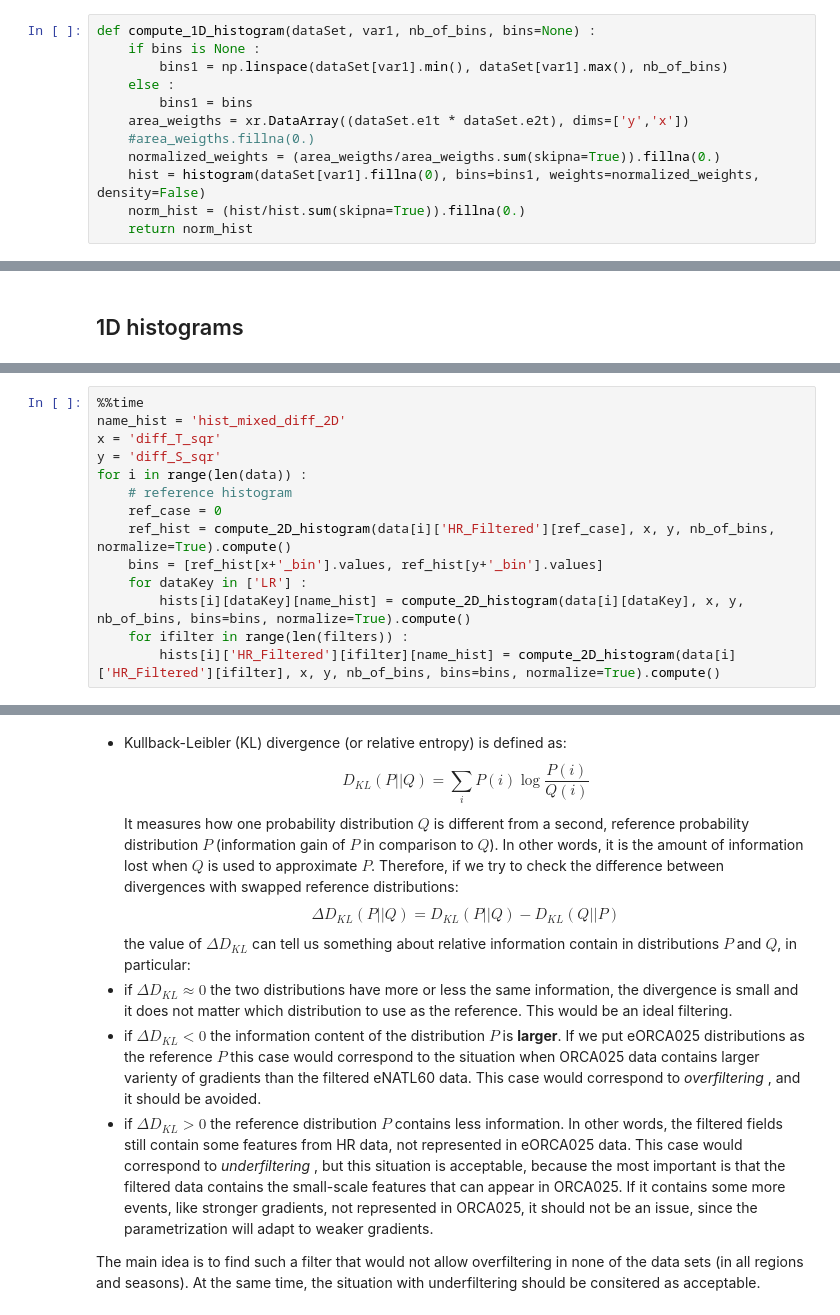
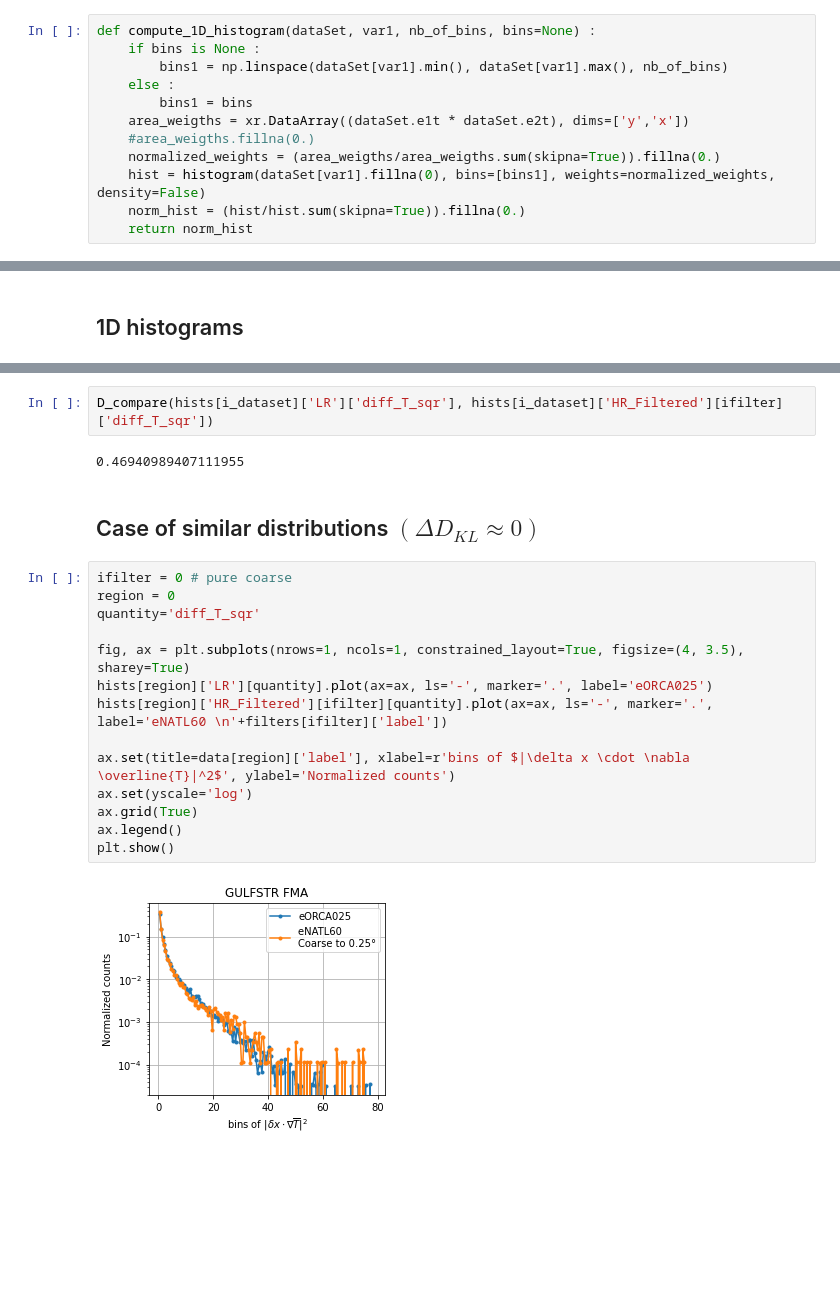
Before and after one commit to anastasiaGor/oceanDataNotebooks, a Jupyter notebook: compare_eNATL60_and_eORCA025/09-choice_of_filter.ipynb, the cells around one changed output, grey strips where cells are left out. Cells and saved outputs as stored; diff of their text form; blank space fills up the shorter version.

```diff
--- a/compare_eNATL60_and_eORCA025/09-choice_of_filter.ipynb
+++ b/compare_eNATL60_and_eORCA025/09-choice_of_filter.ipynb
@@ -57,7 +60,7 @@ def compute_1D_histogram(dataSet, var1, nb_of_bins, bins=None) :
     area_weigths = xr.DataArray((dataSet.e1t * dataSet.e2t), dims=['y','x'])
     #area_weigths.fillna(0.)
     normalized_weights = (area_weigths/area_weigths.sum(skipna=True)).fillna(0.)
-    hist = histogram(dataSet[var1].fillna(0), bins=bins1, weights=normalized_weights, density=False)
+    hist = histogram(dataSet[var1].fillna(0), bins=[bins1], weights=normalized_weights, density=False)
     norm_hist = (hist/hist.sum(skipna=True)).fillna(0.)
     return norm_hist
 # %%
@@ -520,14 +398,0 @@ Wall time: 33.1 s
-# %%
-%%time
-name_hist = 'hist_mixed_diff_2D'
-x = 'diff_T_sqr'
-y = 'diff_S_sqr'
-for i in range(len(data)) :
-    # reference histogram
-    ref_case = 0
-    ref_hist = compute_2D_histogram(data[i]['HR_Filtered'][ref_case], x, y, nb_of_bins, normalize=True).compute()
-    bins = [ref_hist[x+'_bin'].values, ref_hist[y+'_bin'].values]
-    for dataKey in ['LR'] :
-        hists[i][dataKey][name_hist] = compute_2D_histogram(data[i][dataKey], x, y, nb_of_bins, bins=bins, normalize=True).compute()
-    for ifilter in range(len(filters)) :
-        hists[i]['HR_Filtered'][ifilter][name_hist] = compute_2D_histogram(data[i]['HR_Filtered'][ifilter], x, y, nb_of_bins, bins=bins, normalize=True).compute()
@@ -570,12 +399,22 @@ If we are capable to
-# %% [markdown]
-- Kullback-Leibler (KL) divergence (or relative entropy)  is defined as:
-$$ D_{KL} (P || Q) = \sum_i P(i) \log\frac{P(i)}{Q(i)} $$
-It measures how one probability distribution $Q$ is different from a second, reference probability distribution $P$ (information gain of $P$ in comparison to $Q$). In other words, it is the amount of information lost when $Q$ is used to approximate $P$.
-Therefore, if we try to check the difference between divergences with swapped reference distributions:
-$$ \Delta D_{KL} (P || Q) = D_{KL} (P || Q) - D_{KL} (Q || P) $$
-the value of $ \Delta D_{KL} $ can tell us something about relative information contain in distributions $P$ and $Q$, in particular:
-- if $ \Delta D_{KL} \approx 0 $ the two distributions have more or less the same information, the divergence is small and it does not matter which distribution to use as the reference. This would be an ideal filtering.
-- if $ \Delta D_{KL} < 0 $ the information content of the distribution $P$ is <b>larger</b>. If we put eORCA025 distributions as the reference $P$ this case would correspond to the situation when ORCA025 data contains larger varienty of gradients than the filtered eNATL60 data. This case would correspond to <i> overfiltering </i>, and it should be avoided.
-- if $ \Delta D_{KL} > 0 $ the reference distribution $P$ contains less information. In other words, the filtered fields still contain some features from HR data, not represented in eORCA025 data. This case would correspond to <i> underfiltering </i>, but this situation is acceptable, because the most important is that the filtered data contains the small-scale features that can appear in ORCA025. If it contains some more events, like stronger gradients, not represented in ORCA025, it should not be an issue, since the parametrization will adapt to weaker gradients.
-
-The main idea is to find such a filter that would not allow overfiltering in none of the data sets (in all regions and seasons). At the same time, the situation with underfiltering should be consitered as acceptable.
+# %%
+D_compare(hists[i_dataset]['LR']['diff_T_sqr'], hists[i_dataset]['HR_Filtered'][ifilter]['diff_T_sqr'])
+# %% [output]
+0.46940989407111955
+# %% [markdown]
+## Case of similar distributions $(\Delta D_{KL} \approx 0)$
+# %%
+ifilter = 0 # pure coarse
+region = 0
+quantity='diff_T_sqr'
+
+fig, ax = plt.subplots(nrows=1, ncols=1, constrained_layout=True, figsize=(4, 3.5), sharey=True)
+hists[region]['LR'][quantity].plot(ax=ax, ls='-', marker='.', label='eORCA025')
+hists[region]['HR_Filtered'][ifilter][quantity].plot(ax=ax, ls='-', marker='.', label='eNATL60 \n'+filters[ifilter]['label'])
+
+ax.set(title=data[region]['label'], xlabel=r'bins of $|\delta x \cdot \nabla \overline{T}|^2$', ylabel='Normalized counts')
+ax.set(yscale='log')
+ax.grid(True)
+ax.legend()
+plt.show()
+# %% [output]
+[figure, added]
```
Also changed, not shown: parts of 46 cells of this notebook.
